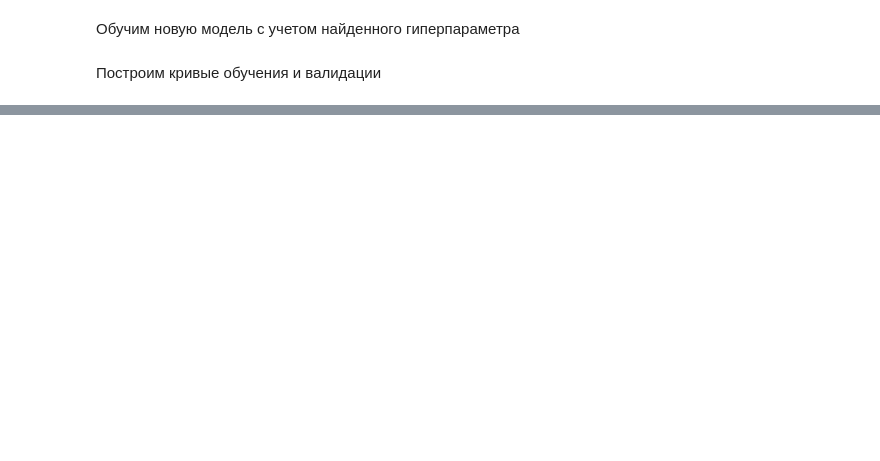
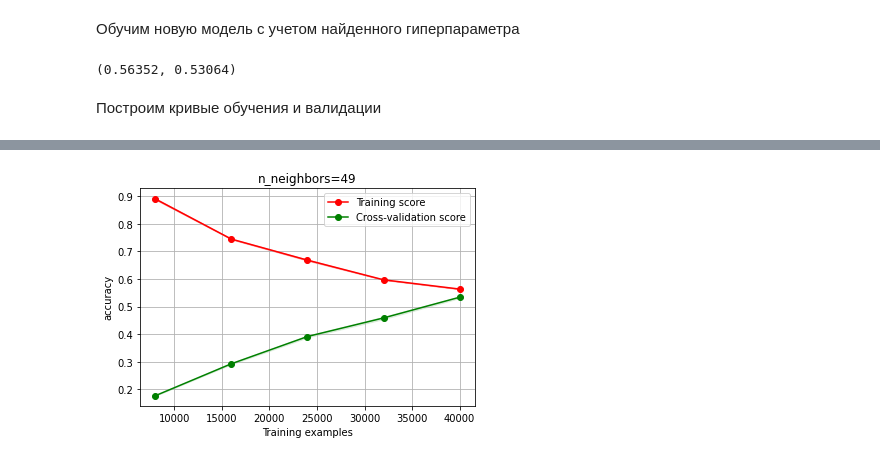
Before and after one commit to Frisky211/TMO_BMSTU_22, a Jupyter notebook: lab3/lab3.ipynb, the cells around one changed output, grey strips where cells are left out. Drawn from its saved outputs; the diff is of its cells as text; code cells hidden in the pictures; blank space fills up the shorter version.

```diff
--- a/lab3/lab3.ipynb
+++ b/lab3/lab3.ipynb
@@ -522,5 +549,5 @@ from sklearn.model_selection import GridSearchCV, RandomizedSearchCV
 
 params = [{'n_neighbors': list(range(5, 100, 5)),
            'p': [1, 2]}]
-search = RandomizedSearchCV(KNeighborsClassifier(), params, cv=5, scoring='f1_weighted', n_jobs=2)
+search = RandomizedSearchCV(KNeighborsClassifier(), params, cv=5, scoring='f1_weighted', n_jobs=4)
 search.fit(data_X, data_y)
@@ -534,5 +573,5 @@ search.best_score_, search.best_params_
 n_range = range(25, 61, 3)
 params = [{'n_neighbors': list(n_range),
            'p': [1]}]
-search = GridSearchCV(KNeighborsClassifier(), params, cv=5, scoring='f1_weighted', n_jobs=3)
+search = GridSearchCV(KNeighborsClassifier(), params, cv=5, scoring='f1_weighted', n_jobs=4)
 search.fit(data_X, data_y)
@@ -549,6 +601,8 @@ best_est_predict_test = search.best_estimator_.predict(data_X_test)
 # %%
 # Accuracy новой модели
 accuracy_score(data_Y_train, best_est_predict_train), accuracy_score(data_Y_test, best_est_predict_test)
+# %% [output]
+(0.56352, 0.53064)
 # %% [markdown]
 Построим кривые обучения и валидации
 # %%
@@ -613,5 +667,6 @@ def plot_validation_curve(estimator, title, X, y,
     plt.legend(loc="best")
     return plt
 # %%
-plot_learning_curve(search.best_estimator_, 'n_neighbors=42',
-                    data_X_train, data_Y_train, cv=5, train_sizes=np.linspace(.2, 1.0, 5), n_jobs=4)
+plot_learning_curve(search.best_estimator_, 'n_neighbors=49',
+                    data_X, data_y, cv=5, train_sizes=np.linspace(.2, 1.0, 5), n_jobs=4)
+# %% [output]
@@ -618,3 +674,4 @@ plot_learning_curve(search.best_estimator_, 'n_neighbors=42',
+[figure, added]
 # %%
 n_range2 = np.array(range(10, 100, 10))
 # %%
```
Also changed, not shown: parts of 10 cells of this notebook.
